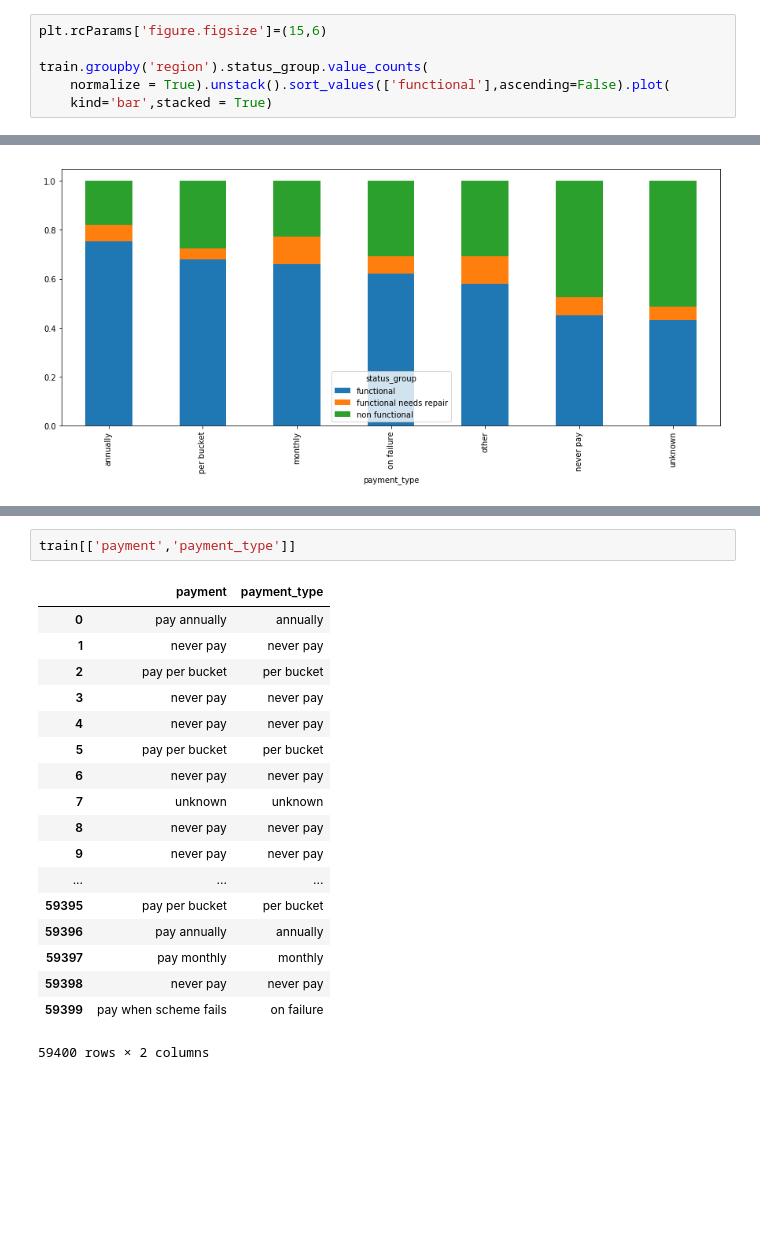
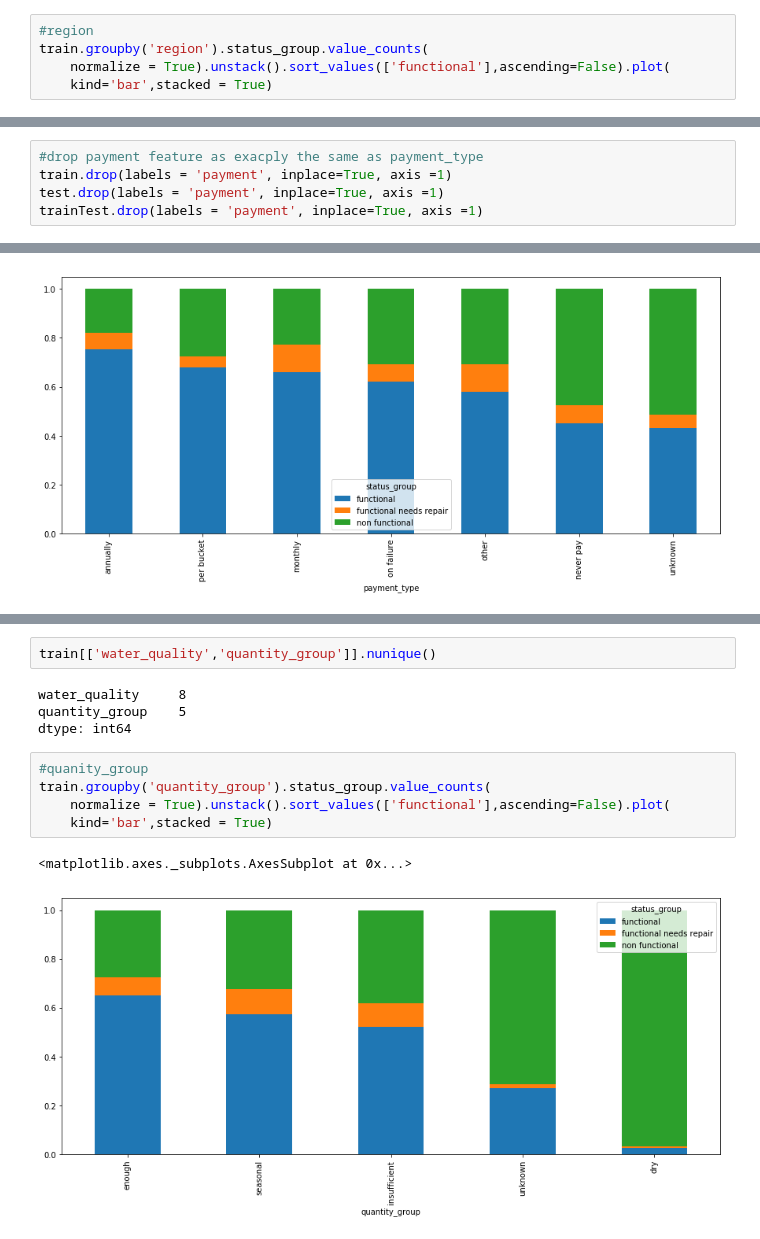
Before and after one commit to JohnErnestBonanno/WaterPump, a Jupyter notebook: Cleaning_WaterPump.ipynb, the cells around one changed output, grey strips where cells are left out. Saved outputs shown, nothing was run; the diff lists cells and outputs as text; blank space fills up the shorter version.

```diff
--- a/Cleaning_WaterPump.ipynb
+++ b/Cleaning_WaterPump.ipynb
@@ -269,8 +209,7 @@ train.groupby('basin').status_group.value_counts(
 <matplotlib.axes._subplots.AxesSubplot at 0x...>
 [figure]
 # %%
-plt.rcParams['figure.figsize']=(15,6)
-
+#region
 train.groupby('region').status_group.value_counts(
     normalize = True).unstack().sort_values(['functional'],ascending=False).plot(
     kind='bar',stacked = True)
@@ -330,3 +290,8 @@ train.groupby('payment').status_group.value_counts(
+# %%
+#drop payment feature as exacply the same as payment_type
+train.drop(labels = 'payment', inplace=True, axis =1)
+test.drop(labels = 'payment', inplace=True, axis =1)
+trainTest.drop(labels = 'payment', inplace=True, axis =1)
 # %%
 #payment_type
 train.groupby('payment_type').status_group.value_counts(
@@ -358,22 +303,15 @@ feature_desc
-# %%
-train[['payment','payment_type']]
-# %% [output]
-|  | payment | payment_type |
-| 0 | pay annually | annually |
-| 1 | never pay | never pay |
-| 2 | pay per bucket | per bucket |
-| 3 | never pay | never pay |
-| 4 | never pay | never pay |
-| 5 | pay per bucket | per bucket |
-| 6 | never pay | never pay |
-| 7 | unknown | unknown |
-| 8 | never pay | never pay |
-| 9 | never pay | never pay |
-| ... | ... | ... |
-| 59395 | pay per bucket | per bucket |
-| 59396 | pay annually | annually |
-| 59397 | pay monthly | monthly |
-| 59398 | never pay | never pay |
-| 59399 | pay when scheme fails | on failure |
-59400 rows × 2 columns
+# %%
+train[['water_quality','quantity_group']].nunique()
+# %% [output]
+water_quality     8
+quantity_group    5
+dtype: int64
+# %%
+#quanity_group
+train.groupby('quantity_group').status_group.value_counts(
+    normalize = True).unstack().sort_values(['functional'],ascending=False).plot(
+    kind='bar',stacked = True)
+# %% [output]
+<matplotlib.axes._subplots.AxesSubplot at 0x...>
+[figure, added]
 # %%
```
Also changed, not shown: parts of 21 cells of this notebook.
